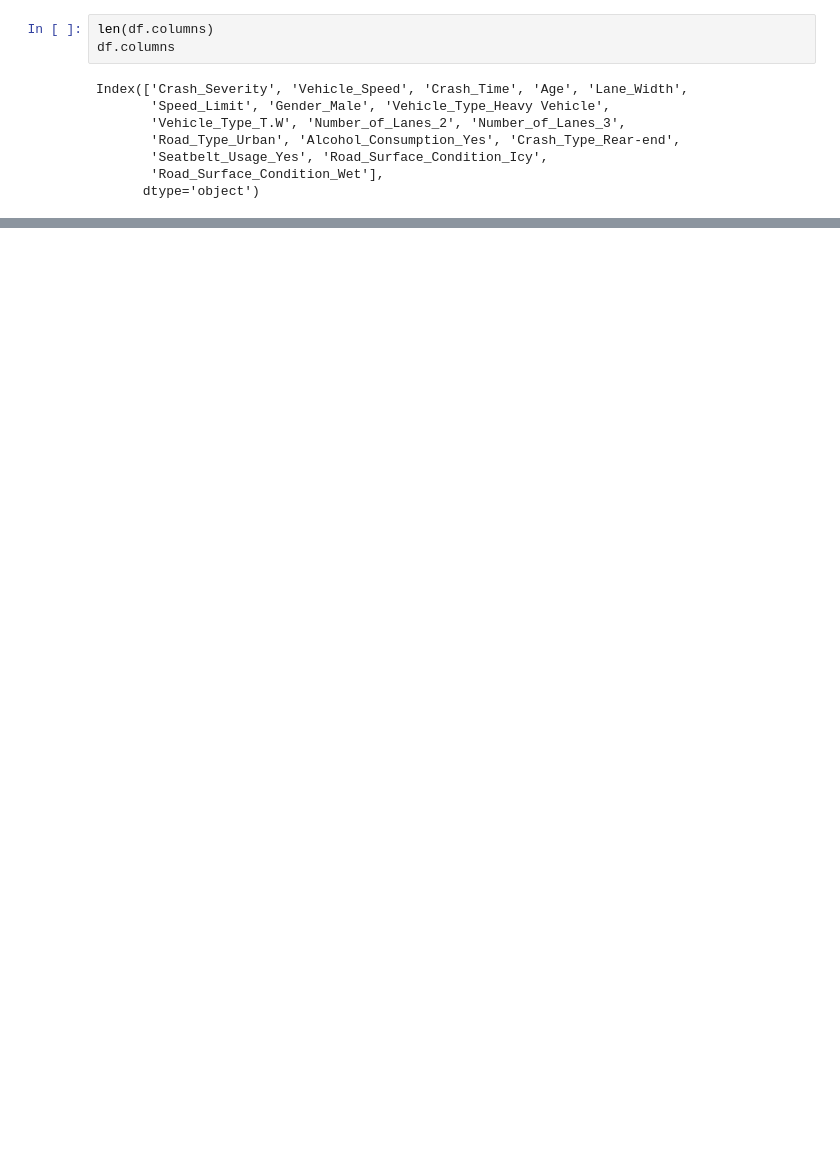
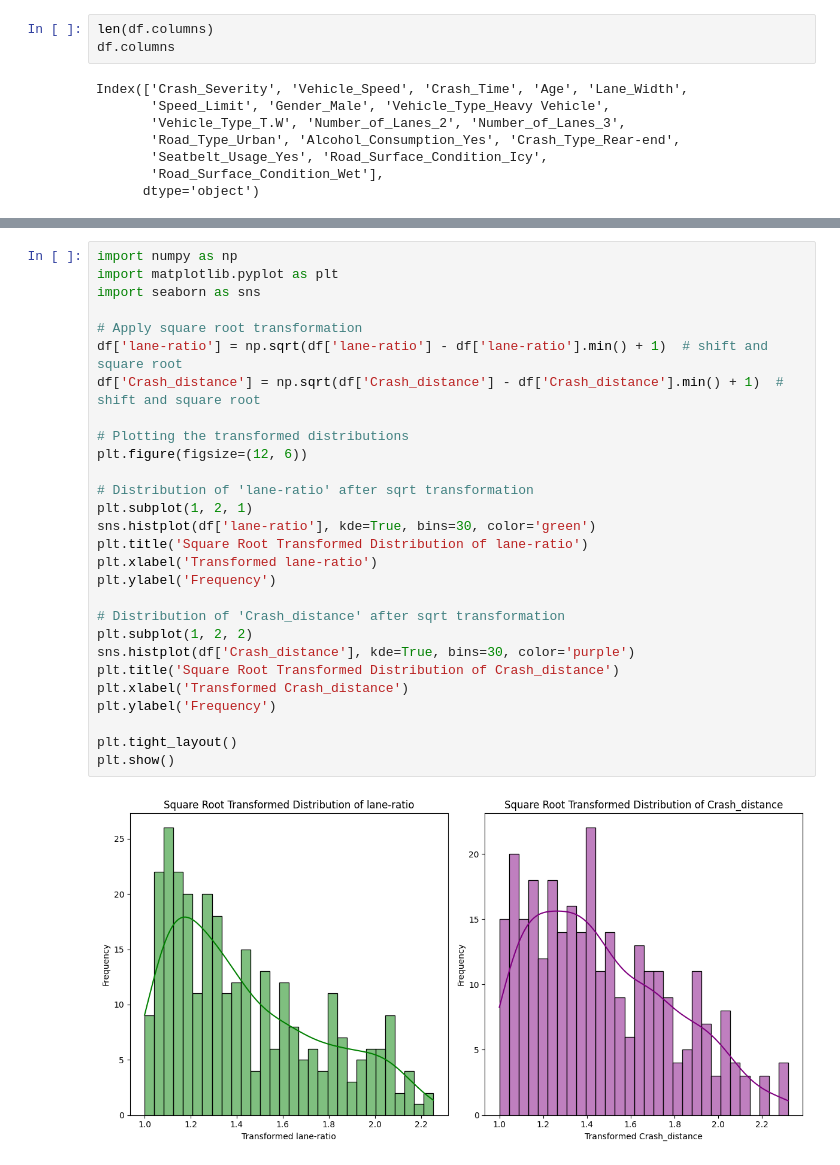
Before and after one commit to 2004Snehal/accident_crash_severity_predictor, a Jupyter notebook: DataQuest.ipynb, the cells around one changed output, grey strips where cells are left out. Drawn from its saved outputs; the diff is of its cells as text; blank space fills up the shorter version.

```diff
--- a/DataQuest.ipynb
+++ b/DataQuest.ipynb
@@ -916,0 +1017,30 @@ Confusion Matrix:
+# %%
+import numpy as np
+import matplotlib.pyplot as plt
+import seaborn as sns
+
+# Apply square root transformation
+df['lane-ratio'] = np.sqrt(df['lane-ratio'] - df['lane-ratio'].min() + 1)  # shift and square root
+df['Crash_distance'] = np.sqrt(df['Crash_distance'] - df['Crash_distance'].min() + 1)  # shift and square root
+
+# Plotting the transformed distributions
+plt.figure(figsize=(12, 6))
+
+# Distribution of 'lane-ratio' after sqrt transformation
+plt.subplot(1, 2, 1)
+sns.histplot(df['lane-ratio'], kde=True, bins=30, color='green')
+plt.title('Square Root Transformed Distribution of lane-ratio')
+plt.xlabel('Transformed lane-ratio')
+plt.ylabel('Frequency')
+
+# Distribution of 'Crash_distance' after sqrt transformation
+plt.subplot(1, 2, 2)
+sns.histplot(df['Crash_distance'], kde=True, bins=30, color='purple')
+plt.title('Square Root Transformed Distribution of Crash_distance')
+plt.xlabel('Transformed Crash_distance')
+plt.ylabel('Frequency')
+
+plt.tight_layout()
+plt.show()
+# %% [output]
+[figure, added]
```
Also changed, not shown: parts of 22 cells of this notebook, 3 other files.
